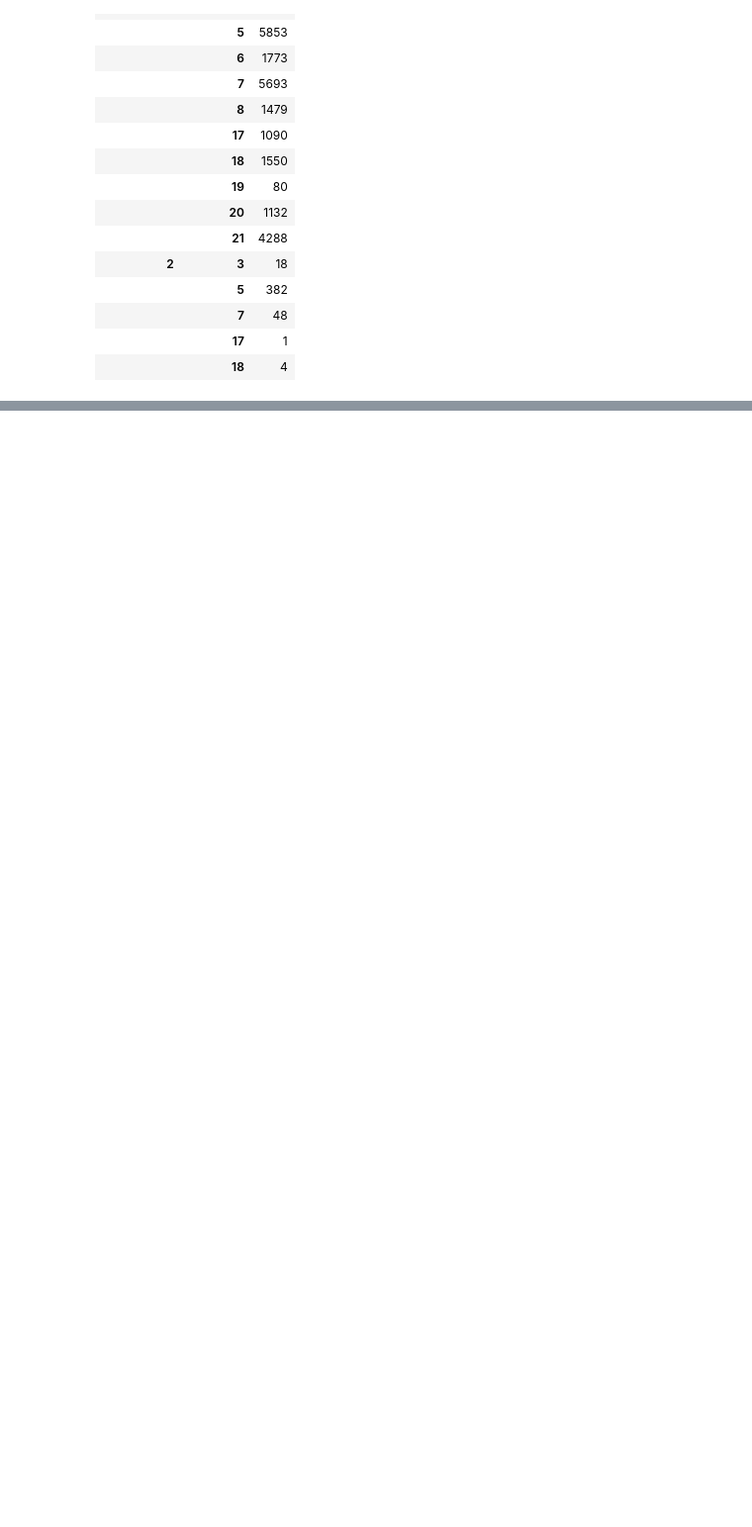
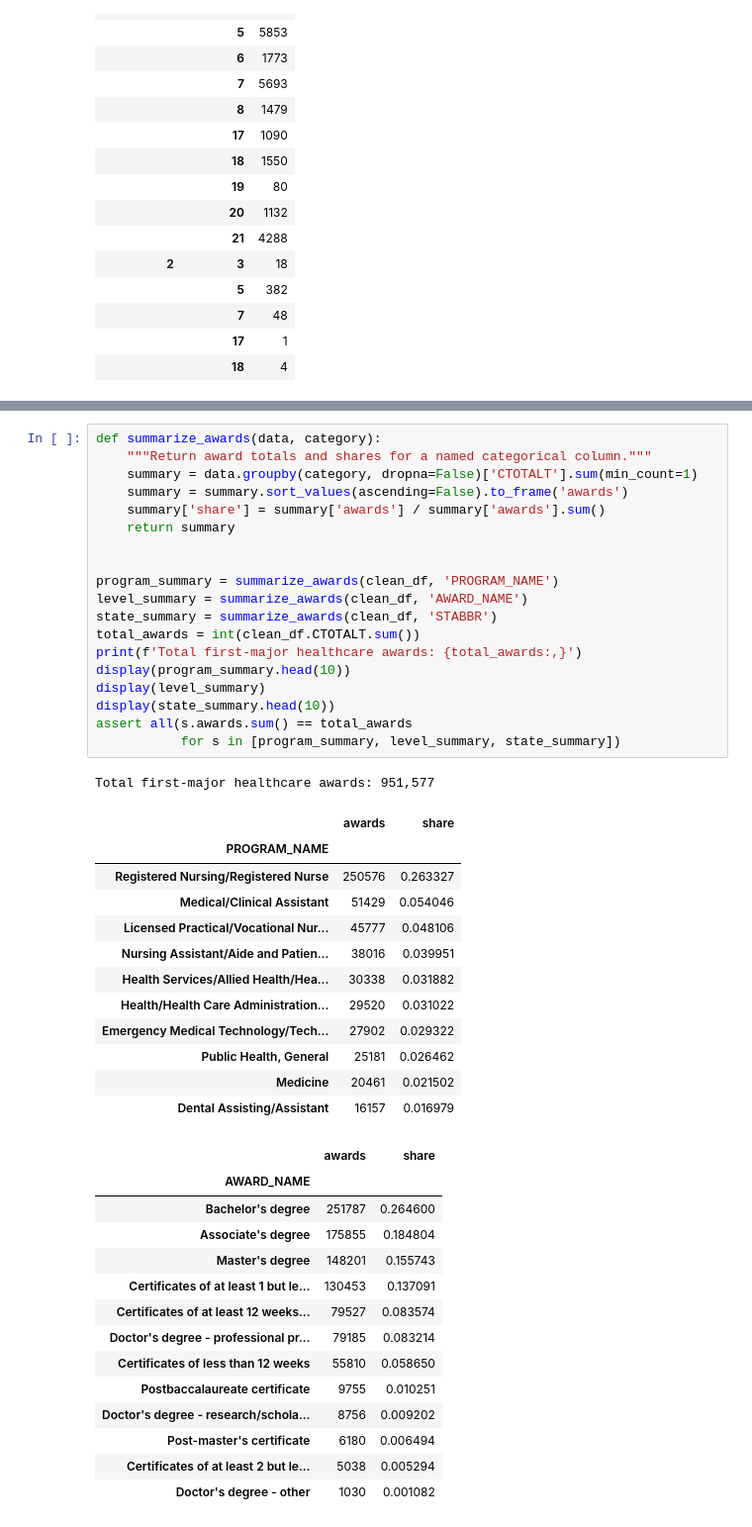
Before and after one commit to brandirobinson0581-cpu/ai-programming-foundations-project, a Jupyter notebook: data_workflow.ipynb, the cells around one changed output, grey strips where cells are left out. Shown at 99% size. Cells and saved outputs as stored; diff of their text form; blank space fills up the shorter version.

```diff
--- a/data_workflow.ipynb
+++ b/data_workflow.ipynb
@@ -103,0 +141,47 @@ Interpretation will be written after cleaning and analysis. These data measure a
+# %%
+def summarize_awards(data, category):
+    """Return award totals and shares for a named categorical column."""
+    summary = data.groupby(category, dropna=False)['CTOTALT'].sum(min_count=1)
+    summary = summary.sort_values(ascending=False).to_frame('awards')
+    summary['share'] = summary['awards'] / summary['awards'].sum()
+    return summary
+
+
+program_summary = summarize_awards(clean_df, 'PROGRAM_NAME')
+level_summary = summarize_awards(clean_df, 'AWARD_NAME')
+state_summary = summarize_awards(clean_df, 'STABBR')
+total_awards = int(clean_df.CTOTALT.sum())
+print(f'Total first-major healthcare awards: {total_awards:,}')
+display(program_summary.head(10))
+display(level_summary)
+display(state_summary.head(10))
+assert all(s.awards.sum() == total_awards
+           for s in [program_summary, level_summary, state_summary])
+# %% [output]
+Total first-major healthcare awards: 951,577
+|  | awards | share |
+| PROGRAM_NAME |  |  |
+| Registered Nursing/Registered Nurse | 250576 | 0.263327 |
+| Medical/Clinical Assistant | 51429 | 0.054046 |
+| Licensed Practical/Vocational Nur... | 45777 | 0.048106 |
+| Nursing Assistant/Aide and Patien... | 38016 | 0.039951 |
+| Health Services/Allied Health/Hea... | 30338 | 0.031882 |
+| Health/Health Care Administration... | 29520 | 0.031022 |
+| Emergency Medical Technology/Tech... | 27902 | 0.029322 |
+| Public Health, General | 25181 | 0.026462 |
+| Medicine | 20461 | 0.021502 |
+| Dental Assisting/Assistant | 16157 | 0.016979 |
+|  | awards | share |
+| AWARD_NAME |  |  |
+| Bachelor's degree | 251787 | 0.264600 |
+| Associate's degree | 175855 | 0.184804 |
+| Master's degree | 148201 | 0.155743 |
+| Certificates of at least 1 but le... | 130453 | 0.137091 |
+| Certificates of at least 12 weeks... | 79527 | 0.083574 |
+| Doctor's degree - professional pr... | 79185 | 0.083214 |
+| Certificates of less than 12 weeks | 55810 | 0.058650 |
+| Postbaccalaureate certificate | 9755 | 0.010251 |
+| Doctor's degree - research/schola... | 8756 | 0.009202 |
+| Post-master's certificate | 6180 | 0.006494 |
+| Certificates of at least 2 but le... | 5038 | 0.005294 |
+| Doctor's degree - other | 1030 | 0.001082 |
```
Also changed, not shown: parts of 17 cells of this notebook, 1 other file.
